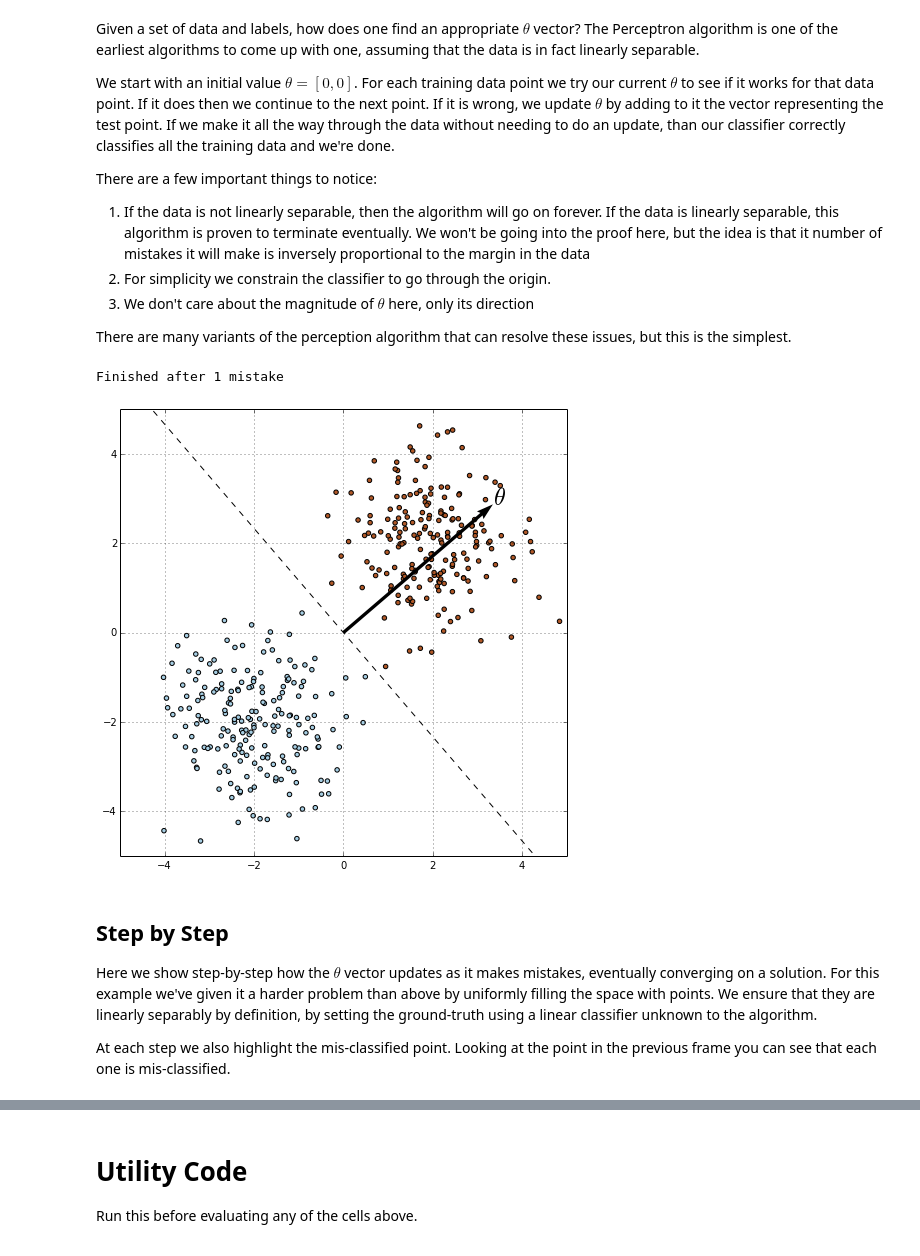
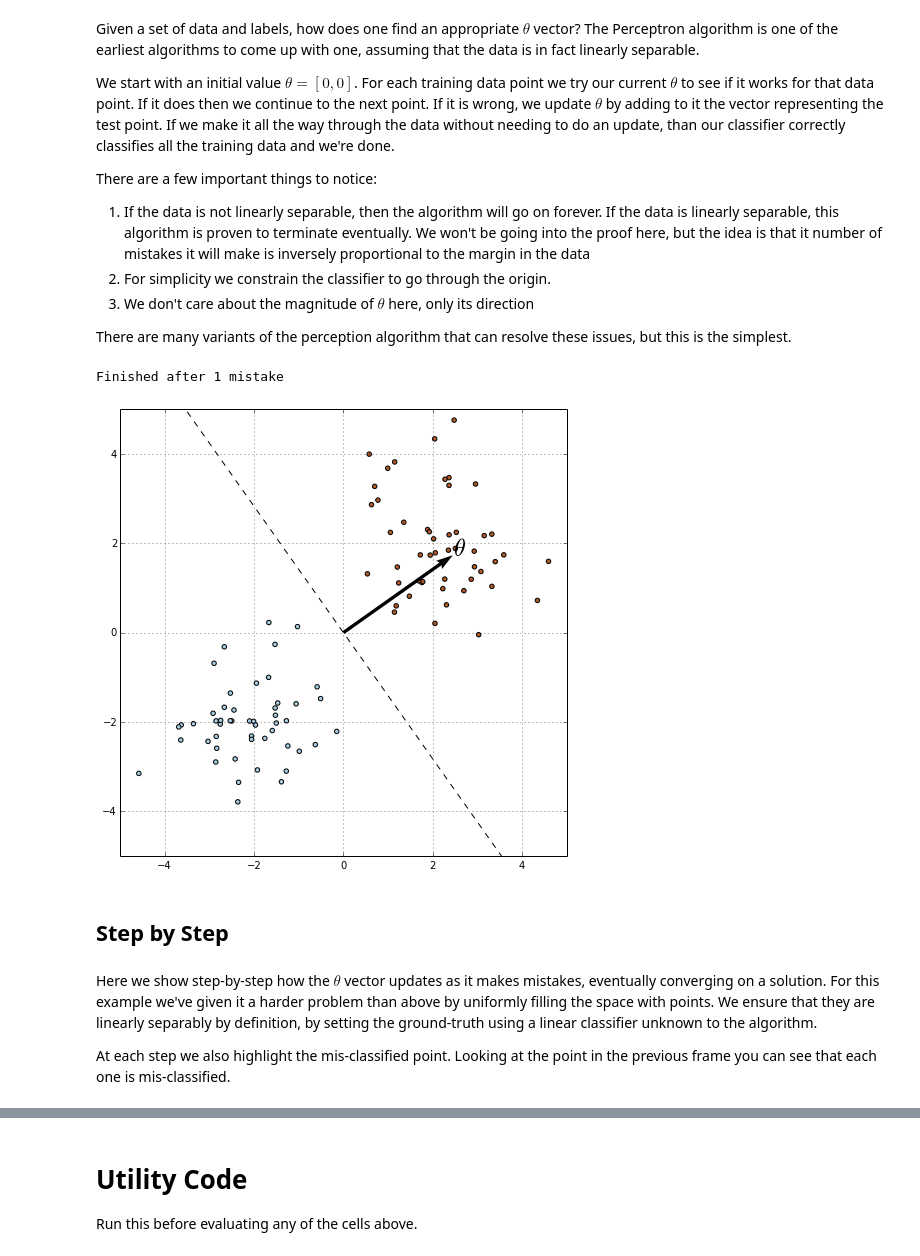
Before and after one commit to ssfrr/mas500, a Jupyter notebook: Perceptron.ipynb, the cells around one changed output, grey strips where cells are left out. Saved outputs shown, nothing was run; the diff lists cells and outputs as text; code cells hidden in the pictures.

Commit message:
updates to perceptron to make the slides more usable

```diff
--- a/Perceptron.ipynb
+++ b/Perceptron.ipynb
@@ -67,31 +63,37 @@ There are a few important things to notice:
 
 There are many variants of the perception algorithm that can resolve these issues, but this is the simplest.
 # %%
-N = 400
-X = np.r_[(np.random.randn(N/2, 2) + [-2, -2]), (np.random.randn(N/2, 2) + [2, 2])]
-Y = np.array([-1] * (N/2) + [1] * (N/2))
+def perceptron_demo(N, max_mistakes=1000):
+    X = np.r_[(np.random.randn(N/2, 2) + [-2, -2]), (np.random.randn(N/2, 2) + [2, 2])]
+    Y = np.array([-1] * (N/2) + [1] * (N/2))
 
-theta = np.array([0, 0])
-dirty = True
-mistakes = 0
+    theta = np.array([0, 0])
+    dirty = True
+    mistakes = 0
 
-while dirty and mistakes < 1000:
-    dirty = False
-    for i in range(N):
-        if Y[i] * theta.dot(X[i]) <= 0:
-            mistakes += 1
-            dirty = True
-            theta = theta + Y[i] * X[i]
+    while dirty and mistakes < max_mistakes:
+        dirty = False
+        for i in range(N):
+            if Y[i] * theta.dot(X[i]) <= 0:
+                mistakes += 1
+                dirty = True
+                theta = theta + Y[i] * X[i]
 
-print("%s after %d mistake%s" % ("Aborted" if dirty else "Finished",
-                                 mistakes,
-                                 "" if mistakes == 1 else "s"))
-plot_sep(X, Y, theta)
+    print("%s after %d mistake%s" % ("Aborted" if dirty else "Finished",
+                                     mistakes,
+                                     "" if mistakes == 1 else "s"))
+    return X, Y, theta
-# %% [output]
-Finished after 1 mistake
-[figure, removed]
+# %%
+N = 100
+X, Y, theta = perceptron_demo(N)
+plot_sep(X, Y, theta)
+# %% [output]
+Finished after 1 mistake
+[figure, added]
+# %% [markdown]
+## Step by Step
 # %% [markdown]
-## Step by Step
+
 
 Here we show step-by-step how the $\theta$ vector updates as it makes mistakes, eventually converging on a solution. For this example we've given it a harder problem than above by uniformly filling the space with points. We ensure that they are linearly separably by definition, by setting the ground-truth using a linear classifier unknown to the algorithm.
 
```
Also changed, not shown: parts of 10 cells of this notebook, 1 other file.
